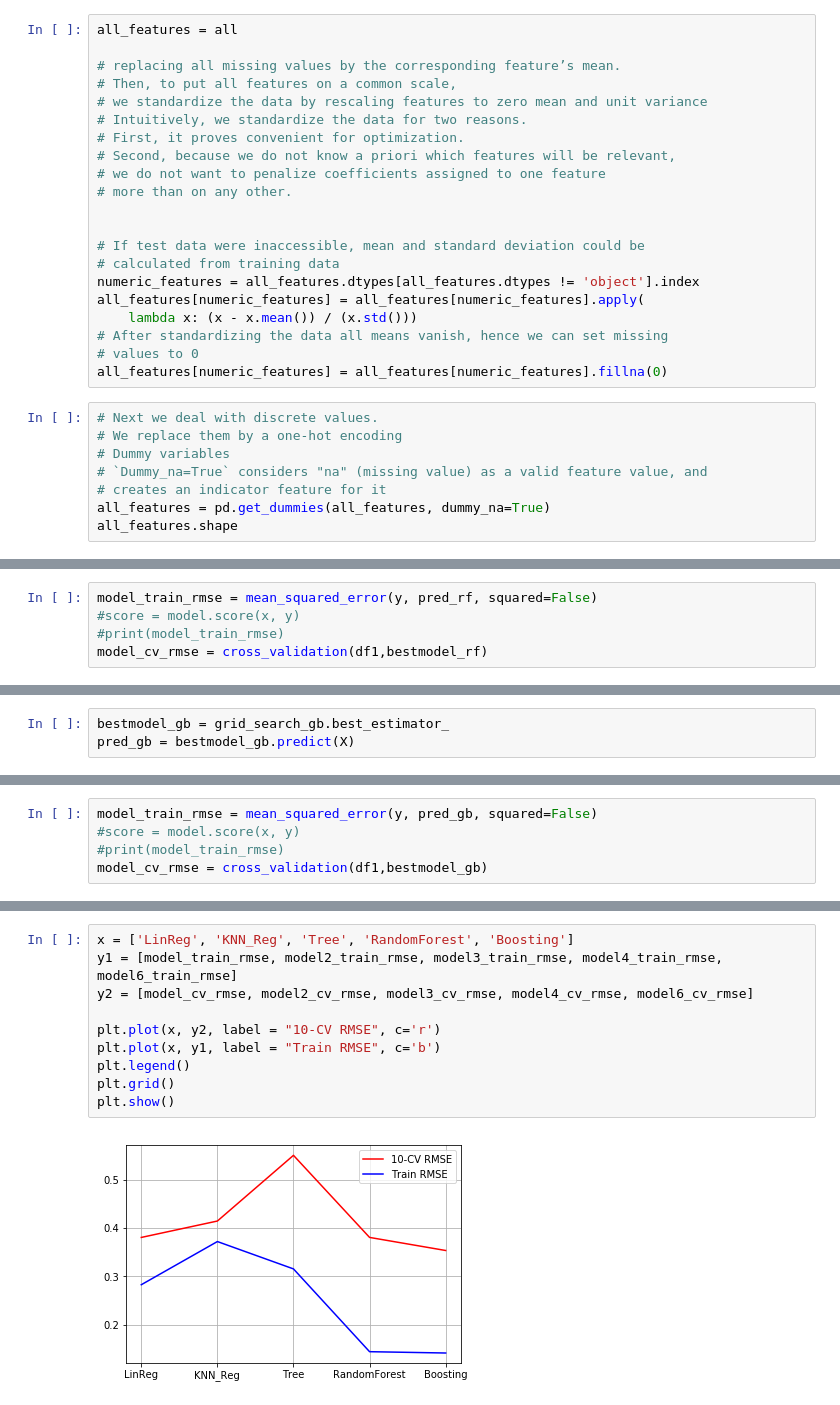
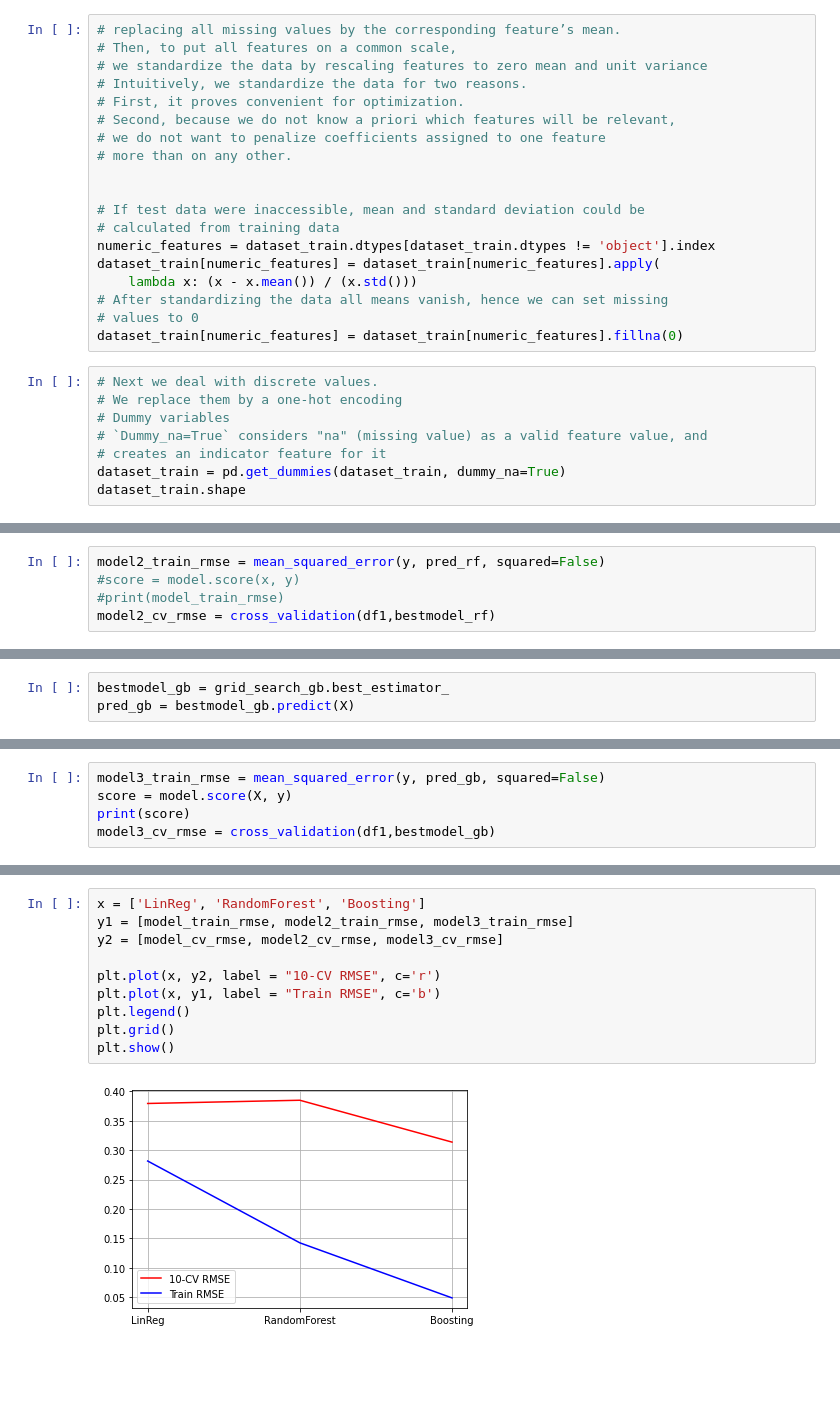
Before and after one commit to woonsupkim/HouseSalesPrice_Prediction, a Jupyter notebook: HousePrice.ipynb, the cells around one changed output, grey strips where cells are left out. Cells and saved outputs as stored; diff of their text form; blank space fills up the shorter version.

```diff
--- a/HousePrice.ipynb
+++ b/HousePrice.ipynb
@@ -343,6 +277,4 @@ IndexError: single positional indexer is out-of-bounds
 # %%
-all_features = all
-
 # replacing all missing values by the corresponding feature’s mean.
 # Then, to put all features on a common scale,
 # we standardize the data by rescaling features to zero mean and unit variance
@@ -355,20 +287,20 @@ all_features = all
 
 # If test data were inaccessible, mean and standard deviation could be
 # calculated from training data
-numeric_features = all_features.dtypes[all_features.dtypes != 'object'].index
-all_features[numeric_features] = all_features[numeric_features].apply(
+numeric_features = dataset_train.dtypes[dataset_train.dtypes != 'object'].index
+dataset_train[numeric_features] = dataset_train[numeric_features].apply(
     lambda x: (x - x.mean()) / (x.std()))
 # After standardizing the data all means vanish, hence we can set missing
 # values to 0
-all_features[numeric_features] = all_features[numeric_features].fillna(0)
+dataset_train[numeric_features] = dataset_train[numeric_features].fillna(0)
 # %%
 # Next we deal with discrete values.
 # We replace them by a one-hot encoding
 # Dummy variables
 # `Dummy_na=True` considers "na" (missing value) as a valid feature value, and
 # creates an indicator feature for it
-all_features = pd.get_dummies(all_features, dummy_na=True)
-all_features.shape
+dataset_train = pd.get_dummies(dataset_train, dummy_na=True)
+dataset_train.shape
 # %% [output]
 (1460, 340)
 # %%
@@ -571,8 +503,8 @@ Text(0,0.5,'Predicted Value')
 # %%
-model_train_rmse = mean_squared_error(y, pred_rf, squared=False)
+model2_train_rmse = mean_squared_error(y, pred_rf, squared=False)
 #score = model.score(x, y)
 #print(model_train_rmse)
-model_cv_rmse = cross_validation(df1,bestmodel_rf)
+model2_cv_rmse = cross_validation(df1,bestmodel_rf)
 # %% [markdown]
 ### Gradient Boosting
 # %%
@@ -616,5 +548,5 @@ Text(0,0.5,'Predicted Value')
 # %%
-model_train_rmse = mean_squared_error(y, pred_gb, squared=False)
-#score = model.score(x, y)
-#print(model_train_rmse)
-model_cv_rmse = cross_validation(df1,bestmodel_gb)
+model3_train_rmse = mean_squared_error(y, pred_gb, squared=False)
+score = model.score(X, y)
+print(score)
+model3_cv_rmse = cross_validation(df1,bestmodel_gb)
@@ -621,12 +555,12 @@ model_cv_rmse = cross_validation(df1,bestmodel_gb)
 # %%
-x = ['LinReg', 'KNN_Reg', 'Tree', 'RandomForest', 'Boosting']
-y1 = [model_train_rmse, model2_train_rmse, model3_train_rmse, model4_train_rmse, model6_train_rmse]
-y2 = [model_cv_rmse, model2_cv_rmse, model3_cv_rmse, model4_cv_rmse, model6_cv_rmse]
+x = ['LinReg', 'RandomForest', 'Boosting']
+y1 = [model_train_rmse, model2_train_rmse, model3_train_rmse]
+y2 = [model_cv_rmse, model2_cv_rmse, model3_cv_rmse]
 
 plt.plot(x, y2, label = "10-CV RMSE", c='r')
 plt.plot(x, y1, label = "Train RMSE", c='b')
 plt.legend()
 plt.grid()
 plt.show()
 # %% [output]
-[figure, old version]
+[figure, new version]
```
Also changed, not shown: parts of 17 cells of this notebook, 1 other file.
